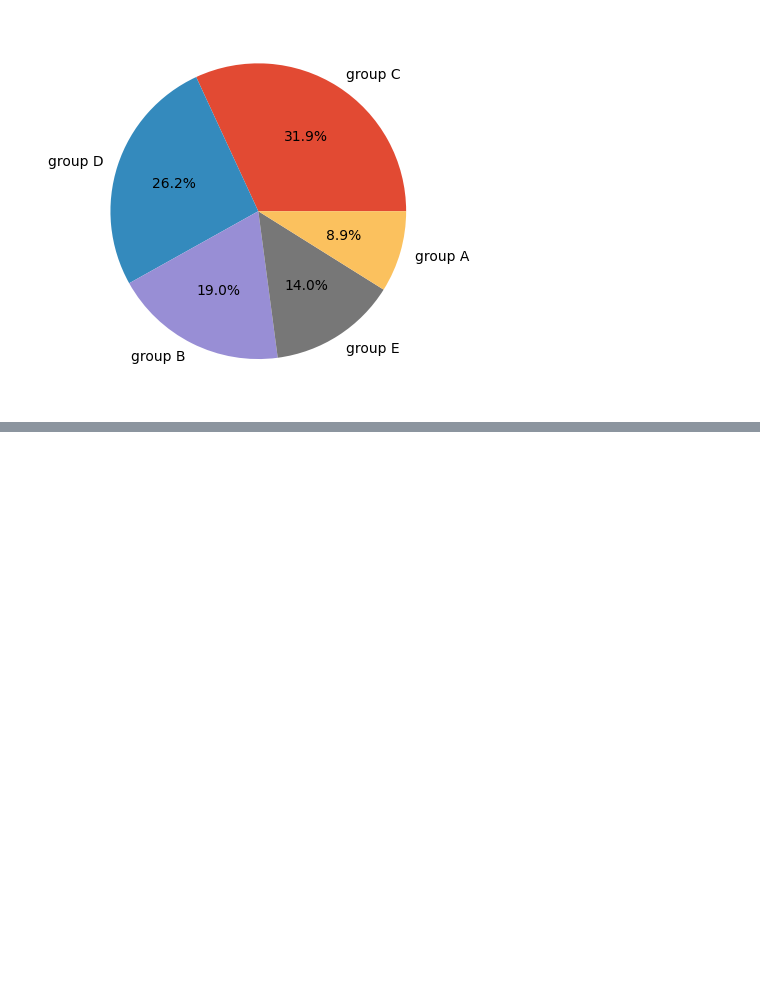
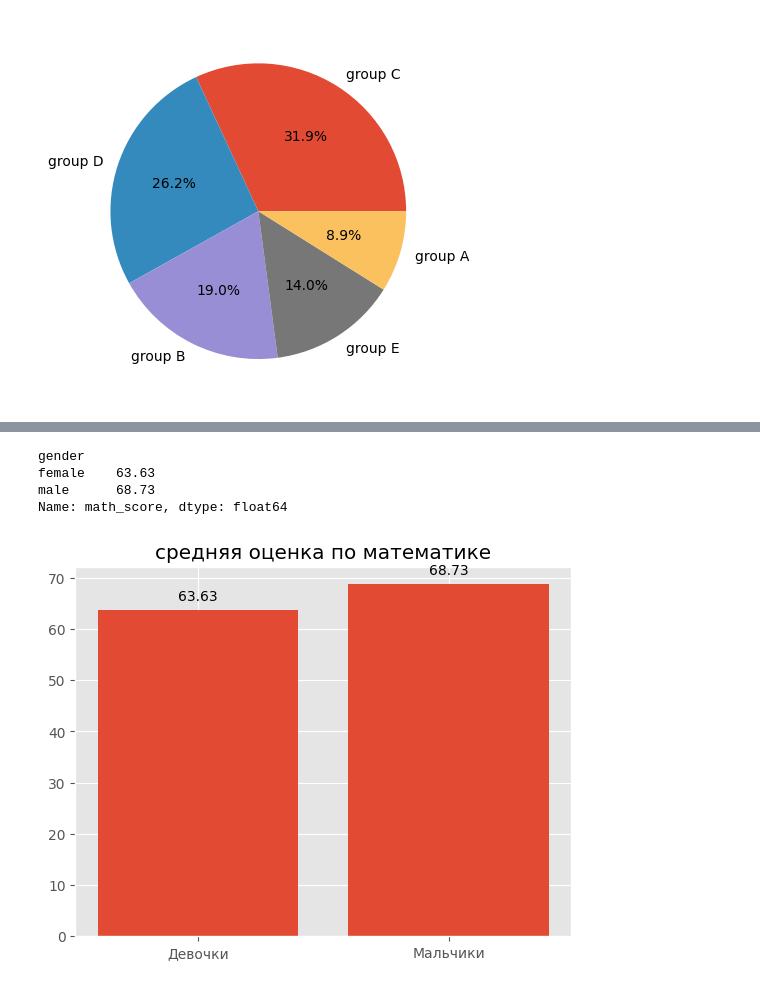
Before and after one commit to AntonLihtar/python_starter, a Jupyter notebook: padas_data1/main.ipynb, the cells around one changed output, grey strips where cells are left out. Saved outputs shown, nothing was run; the diff lists cells and outputs as text; code cells hidden in the pictures; blank space fills up the shorter version.

```diff
--- a/padas_data1/main.ipynb
+++ b/padas_data1/main.ipynb
@@ -193,0 +160,21 @@ plt.show()
+# %%
+#Гипотеза 1: средние оценки по математике различаются у мальчиков и девочек.
+mean_math_score_gender = students_df.groupby('gender')['math_score'].mean().round(2)
+print(mean_math_score_gender)
+mean_math_score_gender = mean_math_score_gender.rename({
+    'male': 'Мальчики',
+    'female': 'Девочки'
+})
+plt.bar(mean_math_score_gender.index, mean_math_score_gender.values)
+
+for i, v in enumerate(mean_math_score_gender.values):
+    plt.text(i, v + 2, str(v), ha='center')
+
+plt.title('средняя оценка по математике')
+plt.show()
+# %% [output]
+gender
+female    63.63
+male      68.73
+Name: math_score, dtype: float64
+[figure, added]
```
Also changed, not shown: parts of 7 cells of this notebook.
